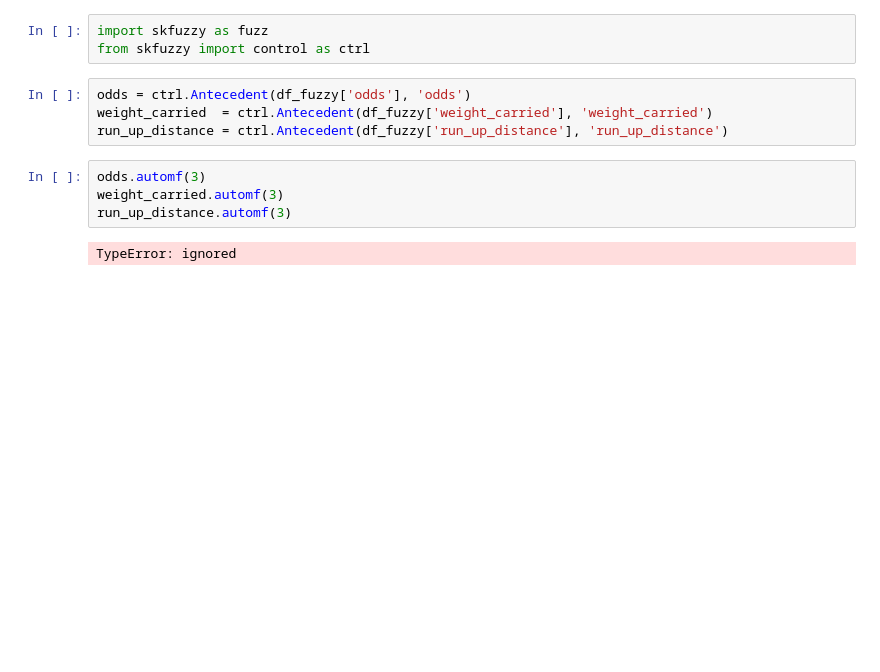
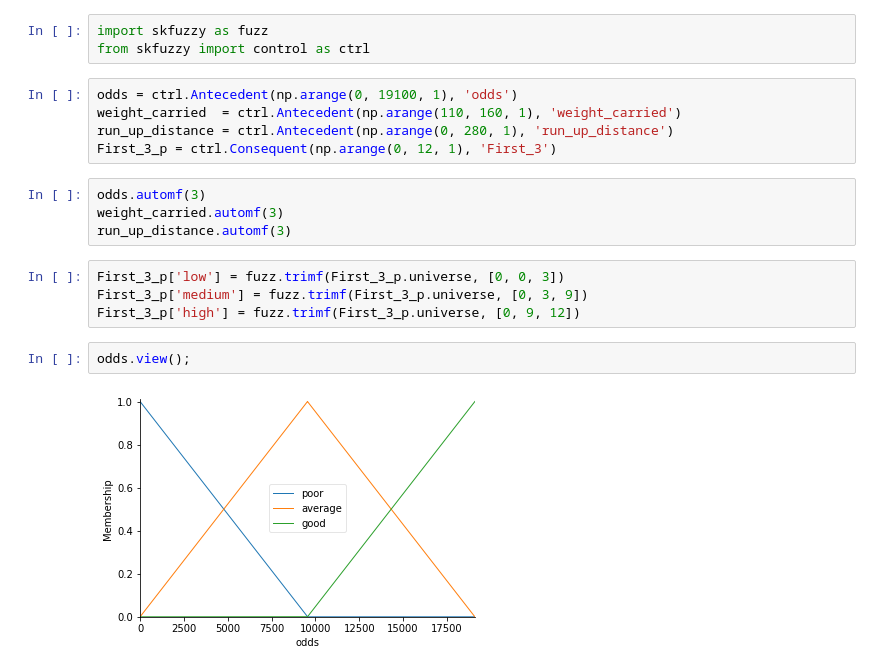
Before and after one commit to jsebastianquiroga/Big_Data-_Derby_2022_SI, a Jupyter notebook: Notebooks/sistemas_inteligentes.ipynb, the cells around one changed output. Drawn from its saved outputs; the diff is of its cells as text; blank space fills up the shorter version.

```diff
--- a/Notebooks/sistemas_inteligentes.ipynb
+++ b/Notebooks/sistemas_inteligentes.ipynb
@@ -1542,13 +1543,20 @@ Requirement already satisfied: numpy>=1.6.0 in /usr/local/lib/python3.7/dist-pac
 # %%
 import skfuzzy as fuzz
 from skfuzzy import control as ctrl
-# %%
-odds = ctrl.Antecedent(df_fuzzy['odds'], 'odds')
-weight_carried  = ctrl.Antecedent(df_fuzzy['weight_carried'], 'weight_carried')
-run_up_distance = ctrl.Antecedent(df_fuzzy['run_up_distance'], 'run_up_distance')
+# %%
+odds = ctrl.Antecedent(np.arange(0, 19100, 1), 'odds')
+weight_carried  = ctrl.Antecedent(np.arange(110, 160, 1), 'weight_carried')
+run_up_distance = ctrl.Antecedent(np.arange(0, 280, 1), 'run_up_distance')
+First_3_p = ctrl.Consequent(np.arange(0, 12, 1), 'First_3')
 # %%
 odds.automf(3)
 weight_carried.automf(3)
 run_up_distance.automf(3)
-# %% [output]
-TypeError: ignored
+# %%
+First_3_p['low'] = fuzz.trimf(First_3_p.universe, [0, 0, 3])
+First_3_p['medium'] = fuzz.trimf(First_3_p.universe, [0, 3, 9])
+First_3_p['high'] = fuzz.trimf(First_3_p.universe, [0, 9, 12])
+# %%
+odds.view();
+# %% [output]
+[figure, added]
```
Also changed, not shown: parts of 17 cells of this notebook.
